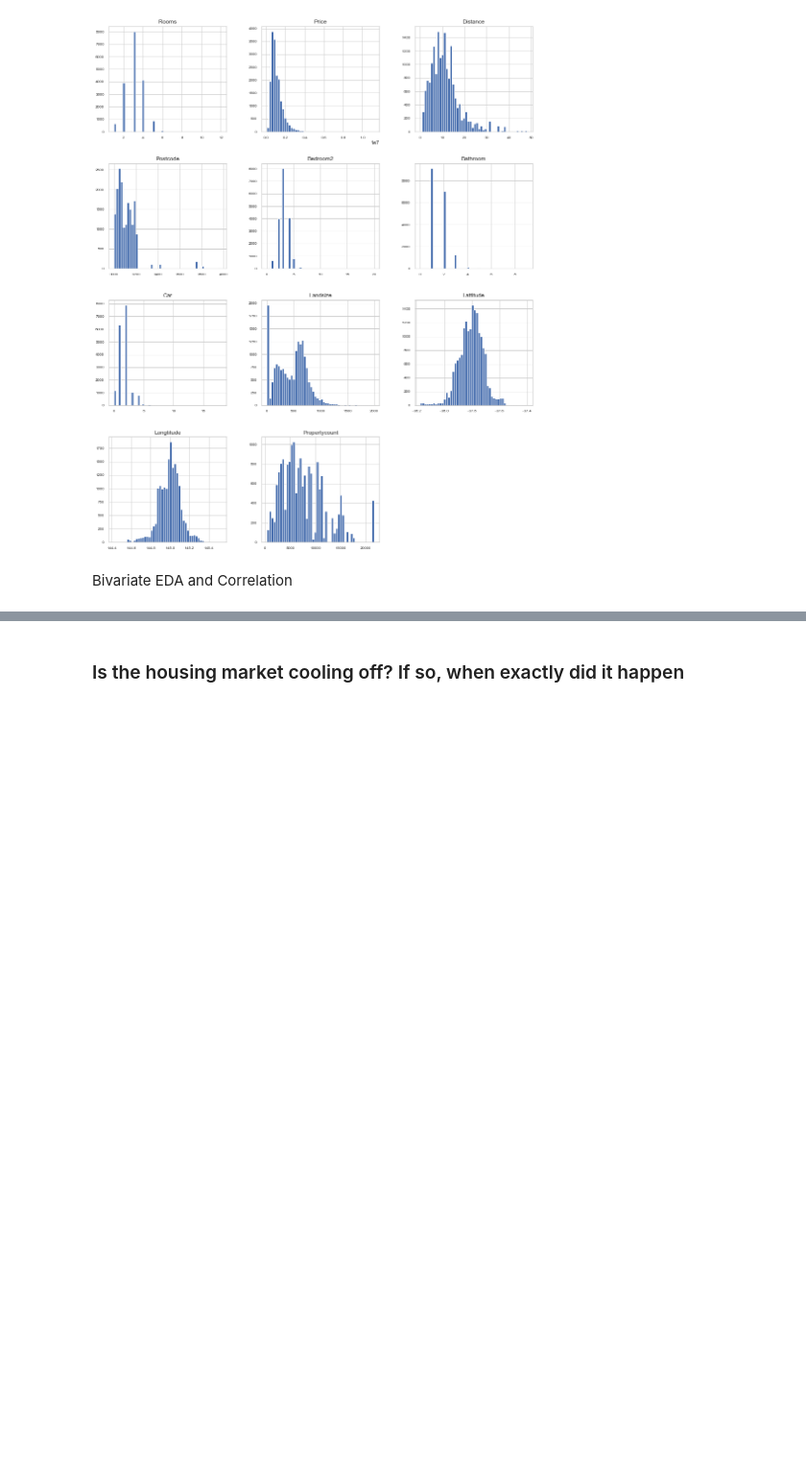
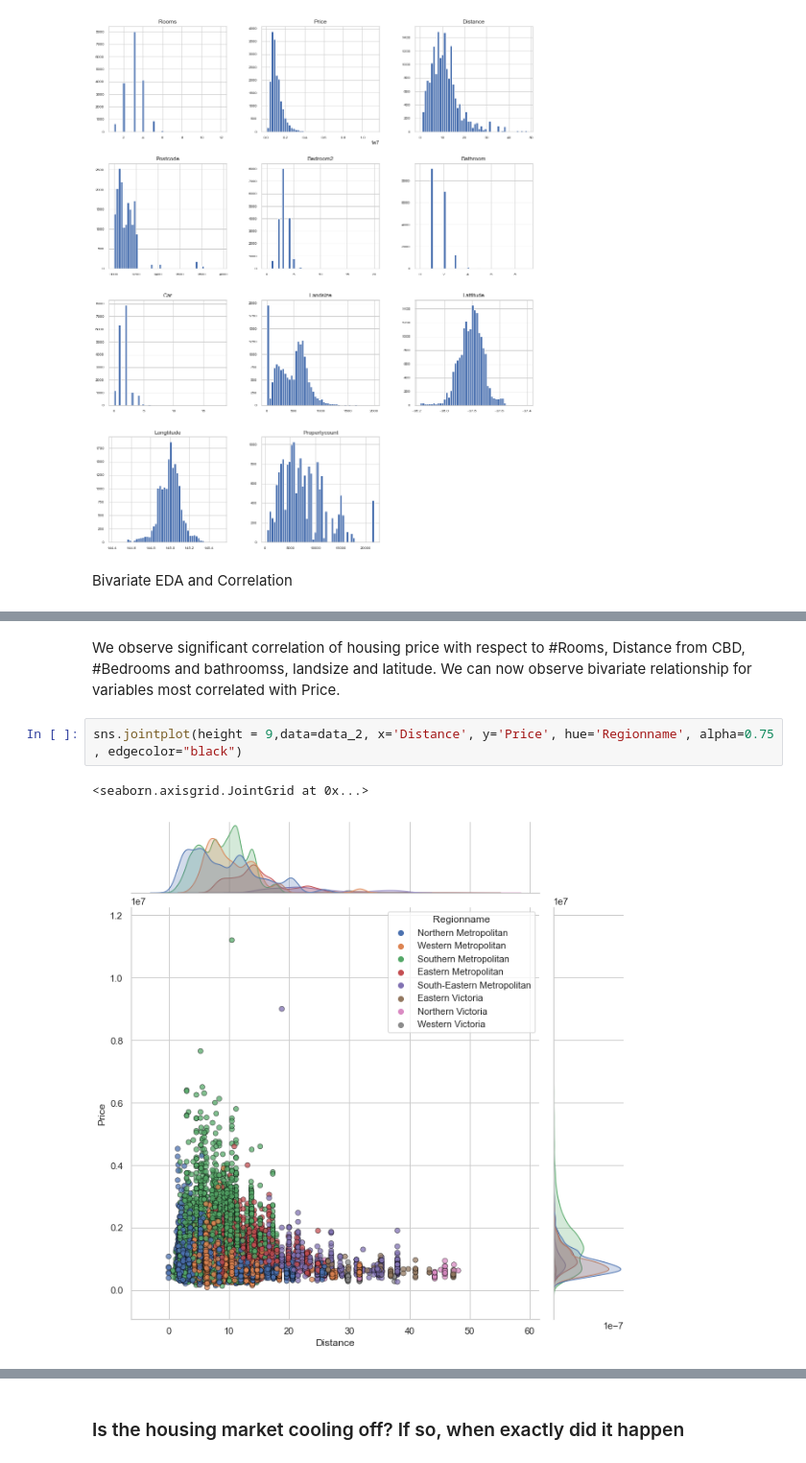
Before and after one commit to abhinav-sharma-6167/DS-Python-Project, a Jupyter notebook: Python Project - Melbourne Housing Analysis.ipynb, the cells around one changed output, grey strips where cells are left out. Shown at 96% size. Cells and saved outputs as stored; diff of their text form; blank space fills up the shorter version.

```diff
--- a/Python Project - Melbourne Housing Analysis.ipynb
+++ b/Python Project - Melbourne Housing Analysis.ipynb
@@ -330,0 +351,7 @@ sns.heatmap(c,cmap="BrBG",annot=True)
+# %% [markdown]
+We observe significant correlation of housing price with respect to #Rooms, Distance from CBD, #Bedrooms and bathroomss, landsize and latitude. We can now observe bivariate relationship for variables most correlated with Price.
+# %%
+sns.jointplot(height = 9,data=data_2, x='Distance', y='Price', hue='Regionname', alpha=0.75 , edgecolor="black")
+# %% [output]
+<seaborn.axisgrid.JointGrid at 0x...>
+[figure, added]
```
Also changed, not shown: parts of 34 cells of this notebook.
